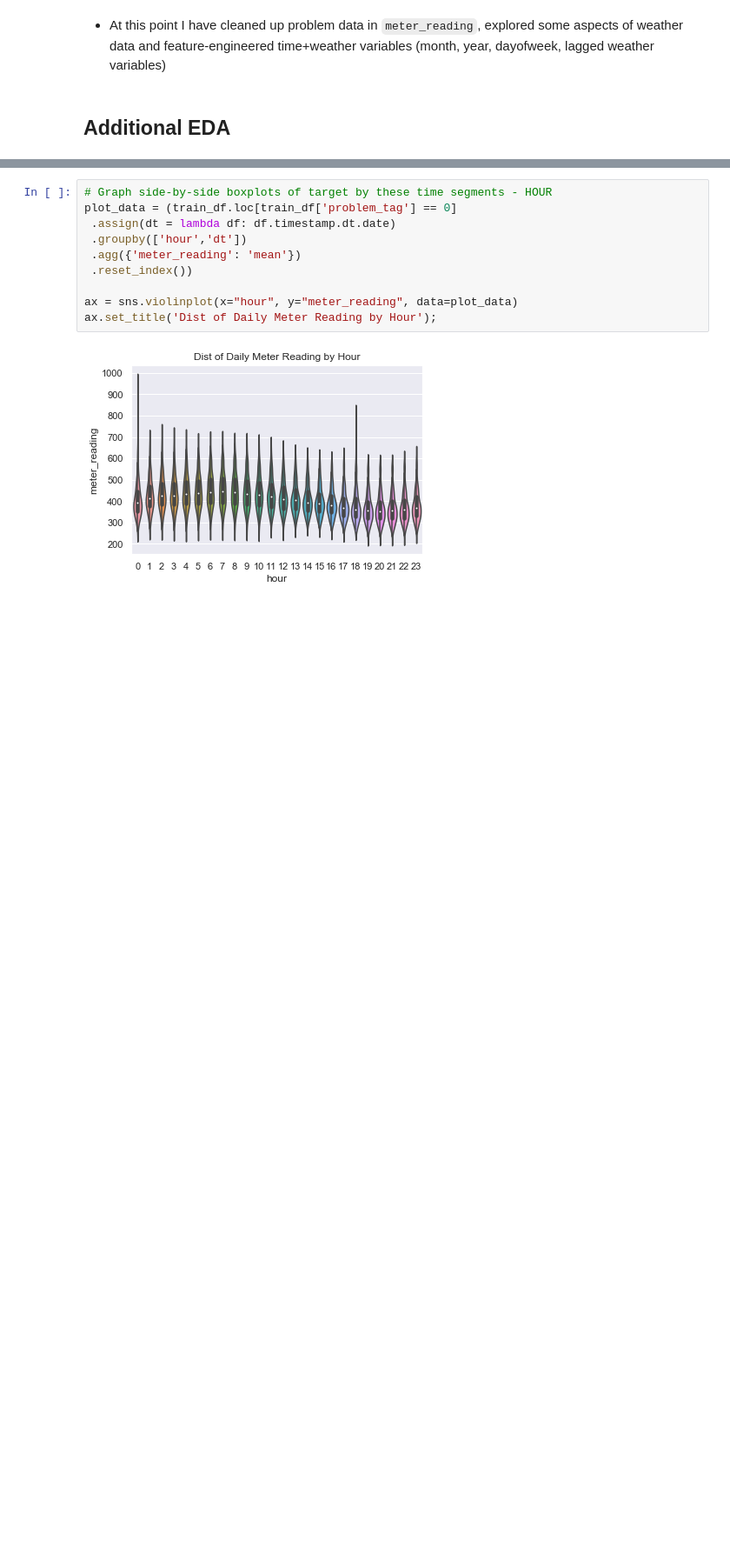
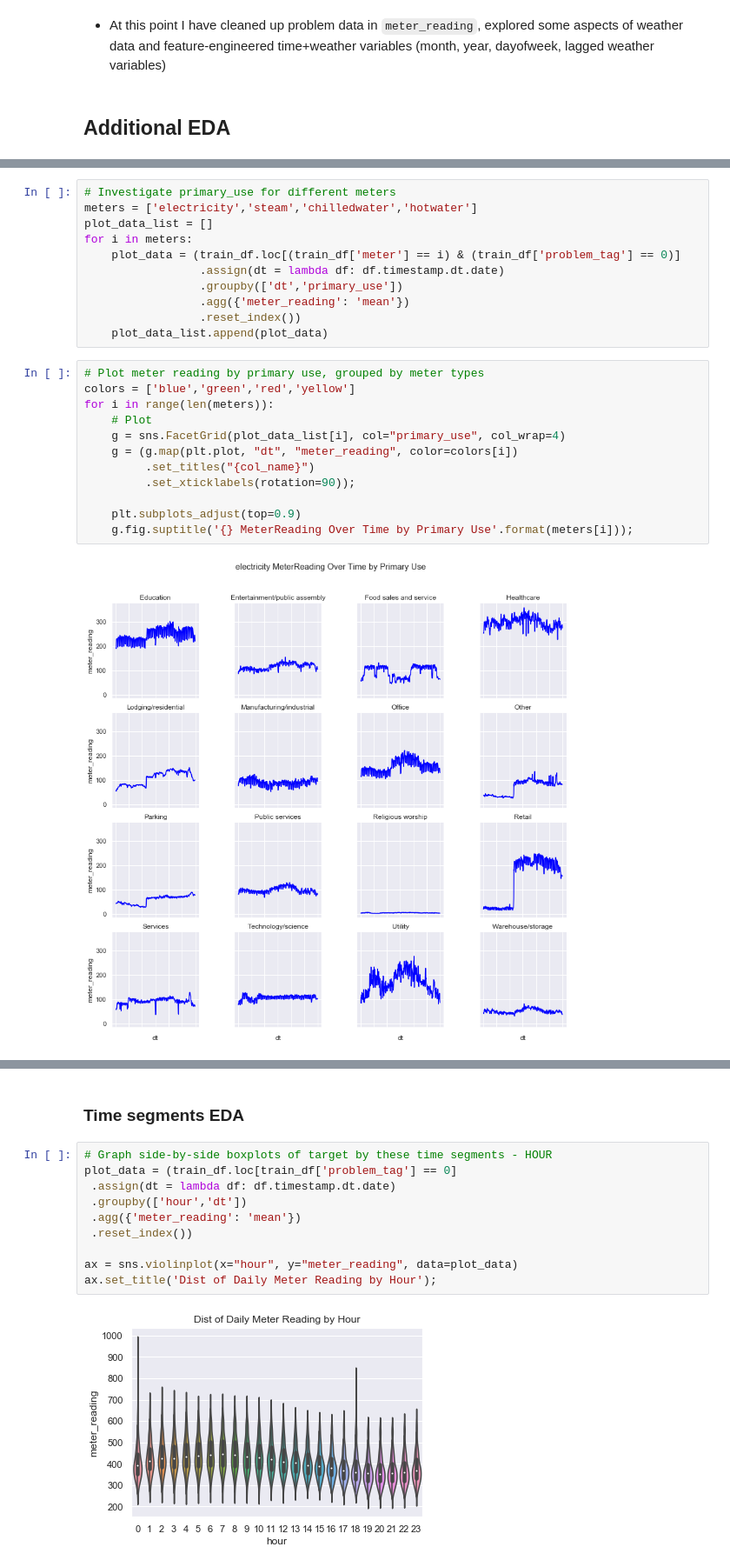
Before and after one commit to sandykl/kaggle, a Jupyter notebook: ashrae_energy/eda.ipynb, the cells around one changed output, grey strips where cells are left out. Shown at 87% size. Cells and saved outputs as stored; diff of their text form; blank space fills up the shorter version.

```diff
--- a/ashrae_energy/eda.ipynb
+++ b/ashrae_energy/eda.ipynb
@@ -508,0 +518,25 @@ gc.collect()
+# %%
+# Investigate primary_use for different meters
+meters = ['electricity','steam','chilledwater','hotwater']
+plot_data_list = []
+for i in meters:
+    plot_data = (train_df.loc[(train_df['meter'] == i) & (train_df['problem_tag'] == 0)]
+                 .assign(dt = lambda df: df.timestamp.dt.date)
+                 .groupby(['dt','primary_use'])
+                 .agg({'meter_reading': 'mean'})
+                 .reset_index())
+    plot_data_list.append(plot_data)
+# %%
+# Plot meter reading by primary use, grouped by meter types
+colors = ['blue','green','red','yellow']
+for i in range(len(meters)):
+    # Plot
+    g = sns.FacetGrid(plot_data_list[i], col="primary_use", col_wrap=4)
+    g = (g.map(plt.plot, "dt", "meter_reading", color=colors[i])
+         .set_titles("{col_name}")
+         .set_xticklabels(rotation=90));
+
+    plt.subplots_adjust(top=0.9)
+    g.fig.suptitle('{} MeterReading Over Time by Primary Use'.format(meters[i]));
+# %% [output]
+[figure, added]
@@ -509,3 +546,5 @@ gc.collect()
+# %% [markdown]
+### Time segments EDA
 # %%
 # Graph side-by-side boxplots of target by these time segments - HOUR
 plot_data = (train_df.loc[train_df['problem_tag'] == 0]
```
Also changed, not shown: parts of 67 cells of this notebook.
